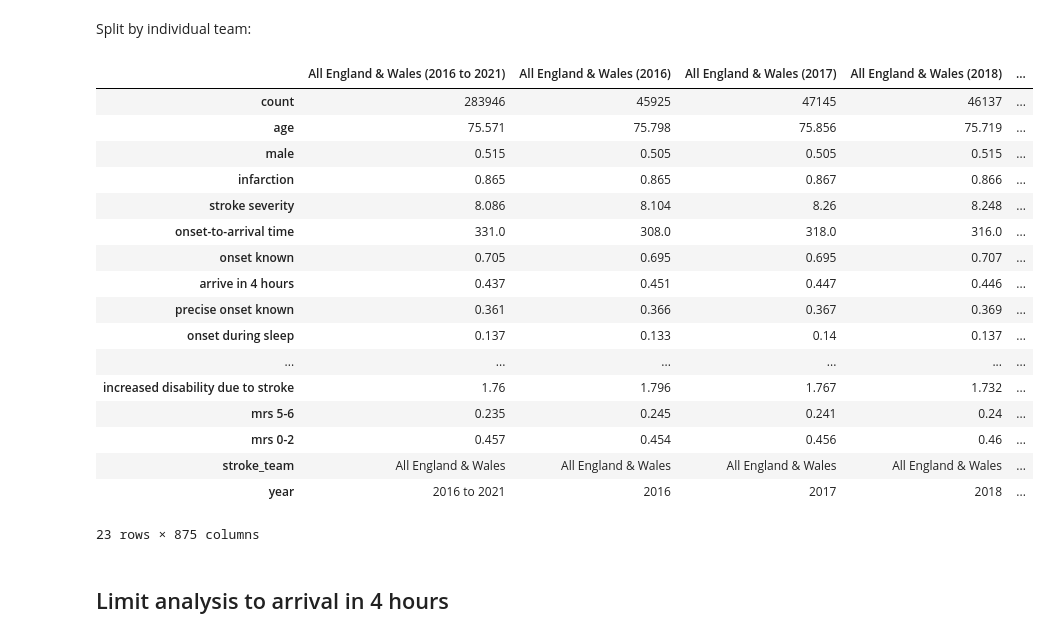
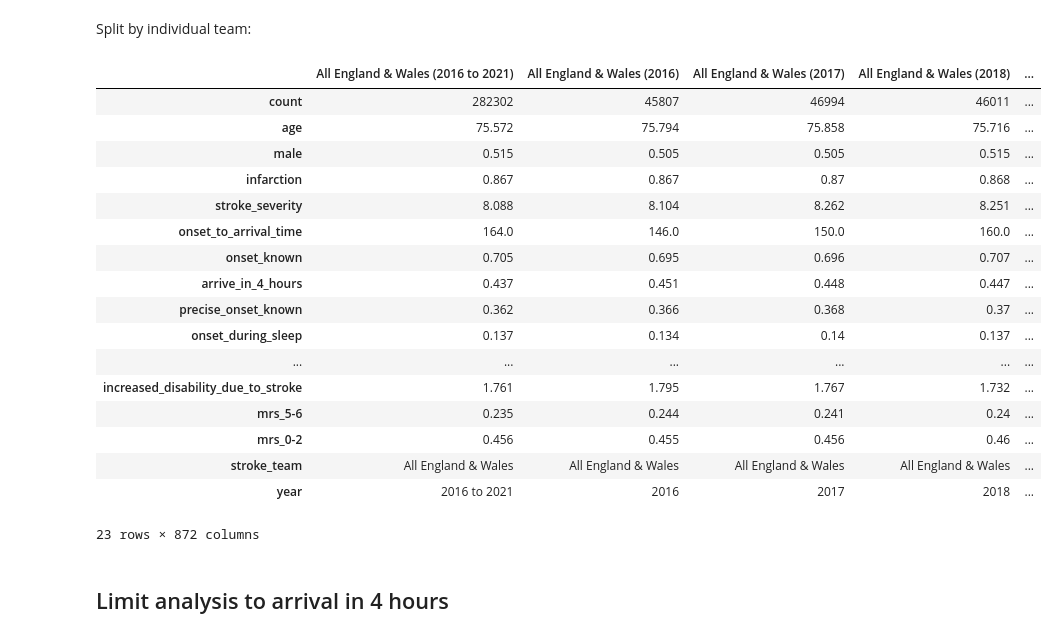
Before and after one commit to samuel-book/streamlit_combo_stroke, a Jupyter notebook: streamlit_descriptive_stats/data_descriptive/01_descriptive_stats.ipynb, the cells around one changed output. Drawn from its saved outputs; the diff is of its cells as text; code cells hidden in the pictures.

```diff
--- a/streamlit_descriptive_stats/data_descriptive/01_descriptive_stats.ipynb
+++ b/streamlit_descriptive_stats/data_descriptive/01_descriptive_stats.ipynb
@@ -36,13 +25,15 @@ all_years_str = f'{years_covered[0]} to {years_covered[-1]}'
 #                     & (data_all['year'] <= 2021)]
 
 # Limit data to out of hopsital onset arriving by ambulance only
-data_all = data_all[data_all['onset-to-arrival time'] > 0]
-data_all = data_all[data_all['arrive by ambulance'] == True]
+# data_all = data_all[data_all['onset_to_arrival_time'] > 0]
+# ^ can't limit by this as the new cleaned data (2nd Oct 2023)
+# has no onset to arrival time given whenever onset known is 0.
+data_all = data_all[data_all['arrive_by_ambulance'] == True]
 
 # Add new fields
 data_all['count'] = 1
-data_all['prestroke mrs 0-2'] = data_all['prior disability'] <= 2
-data_all['mrs 5-6'] = data_all['discharge disability'] >= 5
-data_all['mrs 0-2'] = data_all['discharge disability'] <= 2
+data_all['prestroke_mrs_0-2'] = data_all['prior_disability'] <= 2
+data_all['mrs_5-6'] = data_all['discharge_disability'] >= 5
+data_all['mrs_0-2'] = data_all['discharge_disability'] <= 2
 # %% [markdown]
 Restrict fields
@@ -66,3 +40,22 @@ data_all['increased disability due to stroke'] = data_all['discharge disability'
+# %%
+required_fields: list = [
+    'count', 'stroke_team', 'age', 'male', 'infarction', 'stroke_severity',
+    'onset_to_arrival_time', 'onset_known', 'precise_onset_known',
+    'onset_during_sleep', 'arrive_by_ambulance', 'year',
+    'afib_anticoagulant', 'prior_disability', 'prestroke_mrs_0-2',
+    'arrival_to_scan_time', 'thrombolysis',
+    'scan_to_thrombolysis_time', 'death', 'discharge_disability', 'mrs_5-6', 'mrs_0-2'
+]
+
+data_all = data_all[required_fields]
+mask = (
+    (data_all['onset_known'] == True) &
+    (data_all['onset_to_arrival_time'] <= 240)
+)
+data_all['arrive_in_4_hours'] = mask
+
+# Add change in disability
+data_all['increased_disability_due_to_stroke'] = data_all['discharge_disability'] - data_all['prior_disability']
 # %%
 summary_stats_dict = {
     'count': 'sum',
@@ -142,7 +135,7 @@ Add a "region" column to the full dataset:
 # as a check that the merge worked correctly.
 print(len(data_all), data_all.columns)
 
-data_all = pd.merge(data_all, df_stroke_team, left_on='stroke team', right_on='Stroke Team')
+data_all = pd.merge(data_all, df_stroke_team, left_on='stroke_team', right_on='Stroke Team')
 
 print(len(data_all), data_all.columns)
 # %% [output]
@@ -219,10 +212,10 @@ Split by individual team:
 for hospital in sw:
     for year in [all_years_str] + years_covered:
         if year == all_years_str:
-            data = data_all[data_all['stroke team'] == hospital]
+            data = data_all[data_all['stroke_team'] == hospital]
         else:
             data = data_all[(
-            (data_all['stroke team'] == hospital) &
+            (data_all['stroke_team'] == hospital) &
             (data_all['year'] == year)
             )]
         results = dict()
@@ -245,39 +237,39 @@ mask_count = summary_stats_df.loc['count'] > 100
 summary_stats_df = summary_stats_df.T[mask_count].T
 # %%
 
-key_results['onset known'] = summary_stats_df.loc['onset known']
-key_results['arrive in 4 hours'] = summary_stats_df.loc['arrive in 4  hours']
-key_results['thrombolysis all arrivals'] = summary_stats_df.loc['thrombolysis']
+key_results['onset_known'] = summary_stats_df.loc['onset_known']
+key_results['arrive in 4 hours'] = summary_stats_df.loc['arrive_in_4_hours']
+key_results['thrombolysis_all_arrivals'] = summary_stats_df.loc['thrombolysis']
 
 # Round floats to 3 decimal places:
 summary_stats_df = summary_stats_df.applymap(lambda x: round(x, 3) if isinstance(x, (float)) else x)
 
 # Convert "time" rows to float:
-time_rows = ['onset-to-arrival time', 'scan-to-thrombolysis time', 'arrival-to-scan time']
+time_rows = ['onset_to_arrival_time', 'scan_to_thrombolysis_time', 'arrival_to_scan_time']
 # summary_stats_4hr_df.loc[time_rows] =
 for r in time_rows:
     summary_stats_df.loc[r] = pd.to_numeric(summary_stats_df.loc[r])
 
 summary_stats_df
 # %% [output]
 |  | All England & Wales (2016 to 2021) | All England & Wales (2016) | All England & Wales (2017) | All England & Wales (2018) | ... |
-| count | 283946 | 45925 | 47145 | 46137 | ... |
-| age | 75.571 | 75.798 | 75.856 | 75.719 | ... |
+| count | 282302 | 45807 | 46994 | 46011 | ... |
+| age | 75.572 | 75.794 | 75.858 | 75.716 | ... |
 | male | 0.515 | 0.505 | 0.505 | 0.515 | ... |
-| infarction | 0.865 | 0.865 | 0.867 | 0.866 | ... |
-| stroke severity | 8.086 | 8.104 | 8.26 | 8.248 | ... |
-| onset-to-arrival time | 331.0 | 308.0 | 318.0 | 316.0 | ... |
-| onset known | 0.705 | 0.695 | 0.695 | 0.707 | ... |
-| arrive in 4 hours | 0.437 | 0.451 | 0.447 | 0.446 | ... |
-| precise onset known | 0.361 | 0.366 | 0.367 | 0.369 | ... |
-| onset during sleep | 0.137 | 0.133 | 0.14 | 0.137 | ... |
+| infarction | 0.867 | 0.867 | 0.87 | 0.868 | ... |
+| stroke_severity | 8.088 | 8.104 | 8.262 | 8.251 | ... |
+| onset_to_arrival_time | 164.0 | 146.0 | 150.0 | 160.0 | ... |
+| onset_known | 0.705 | 0.695 | 0.696 | 0.707 | ... |
+| arrive_in_4_hours | 0.437 | 0.451 | 0.448 | 0.447 | ... |
+| precise_onset_known | 0.362 | 0.366 | 0.368 | 0.37 | ... |
+| onset_during_sleep | 0.137 | 0.134 | 0.14 | 0.137 | ... |
 | ... | ... | ... | ... | ... | ... |
-| increased disability due to stroke | 1.76 | 1.796 | 1.767 | 1.732 | ... |
-| mrs 5-6 | 0.235 | 0.245 | 0.241 | 0.24 | ... |
-| mrs 0-2 | 0.457 | 0.454 | 0.456 | 0.46 | ... |
+| increased_disability_due_to_stroke | 1.761 | 1.795 | 1.767 | 1.732 | ... |
+| mrs_5-6 | 0.235 | 0.244 | 0.241 | 0.24 | ... |
+| mrs_0-2 | 0.456 | 0.455 | 0.456 | 0.46 | ... |
 | stroke_team | All England & Wales | All England & Wales | All England & Wales | All England & Wales | ... |
 | year | 2016 to 2021 | 2016 | 2017 | 2018 | ... |
-23 rows × 875 columns
+23 rows × 872 columns
 # %%
 summary_stats_df.to_csv('summary_stats.csv')
 # %% [markdown]
```
Also changed, not shown: parts of 14 cells of this notebook, 4 other files.
